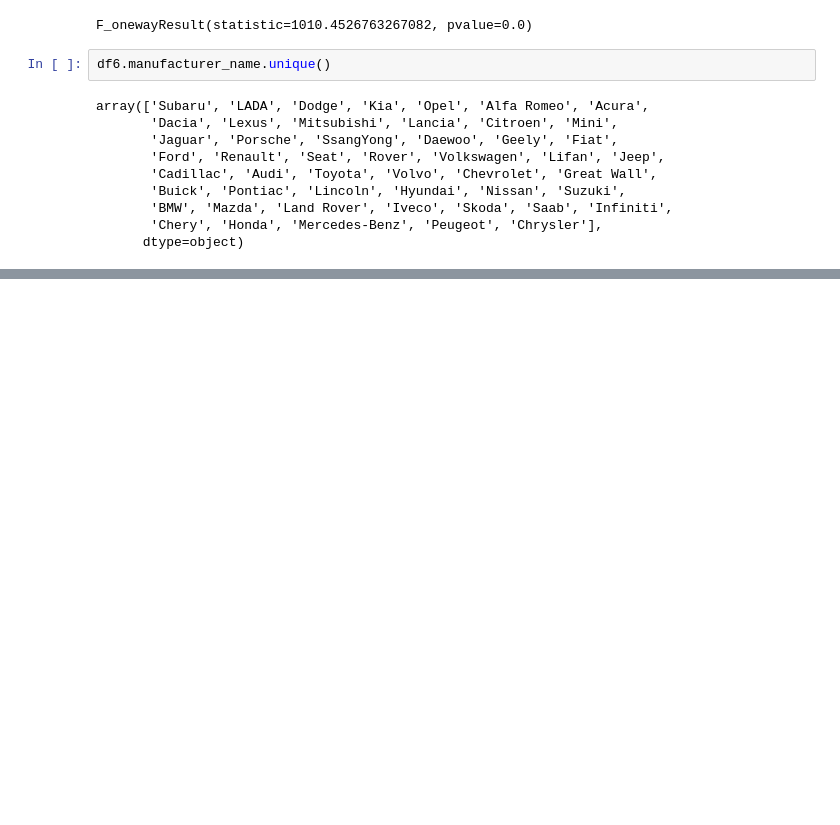
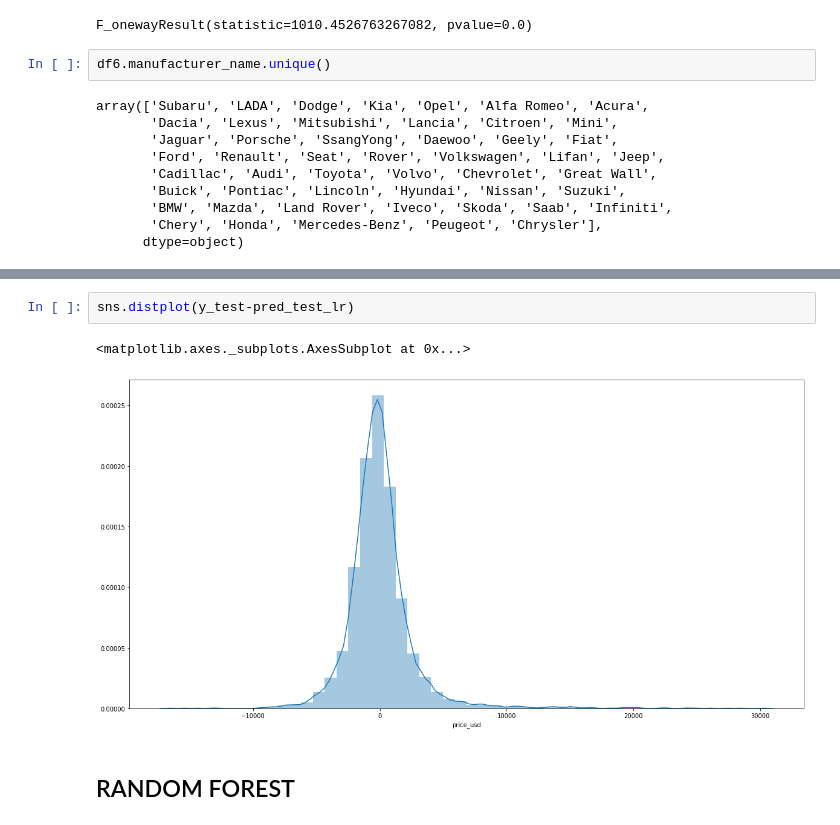
Before and after one commit to antoneev/travelrecommender, a Jupyter notebook: model/Used Cars.ipynb, the cells around one changed output, grey strips where cells are left out. Cells and saved outputs as stored; diff of their text form; blank space fills up the shorter version.

```diff
--- a/Used Cars.ipynb
+++ b/model/Used Cars.ipynb
@@ -969,0 +912,7 @@ Name: price_usd_log, dtype: float64
+# %%
+sns.distplot(y_test-pred_test_lr)
+# %% [output]
+<matplotlib.axes._subplots.AxesSubplot at 0x...>
+[figure, added]
+# %% [markdown]
+## RANDOM FOREST
```
Also changed, not shown: parts of 62 cells of this notebook, 6 other files.
